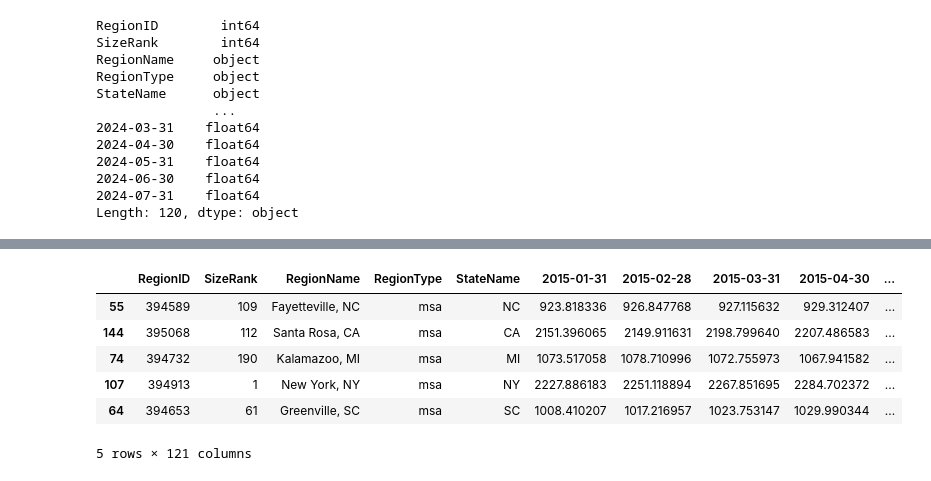
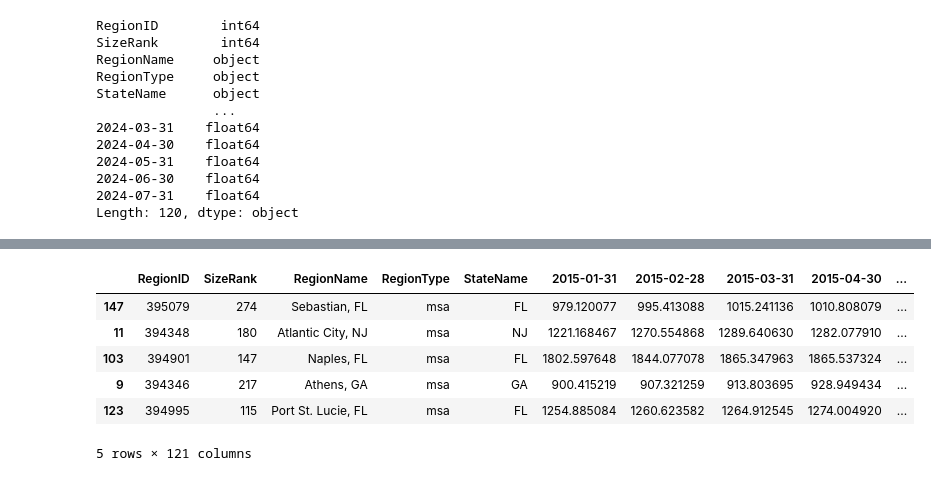
Before and after one commit to elgnol/RealEstate_Project_3, a Jupyter notebook: Analysis/Data_analysis_tatyana.ipynb, the cells around one changed output, grey strips where cells are left out. Saved outputs shown, nothing was run; the diff lists cells and outputs as text; code cells hidden in the pictures.

Commit message:
added PercentChange columns

```diff
--- a/Analysis/Data_analysis_tatyana.ipynb
+++ b/Analysis/Data_analysis_tatyana.ipynb
@@ -244,2 +220,2 @@ rental_df_sorted = rental_df.sort_values(by = '2015-01-31', ascending = False)
 # %%
-rental_df_sorted["PercentChange"] = rental_percent_change
+rental_df["PercentChange"] = rental_percent_change
@@ -256,11 +222,11 @@ rental_df_sorted.head()
 # %%
-rental_df_sorted = rental_df_sorted.sort_values(by = 'PercentChange', ascending = False)
-rental_df_sorted.head()
+rental_df = rental_df.sort_values(by = 'PercentChange', ascending = False)
+rental_df.head()
 # %% [output]
 |  | RegionID | SizeRank | RegionName | RegionType | StateName | 2015-01-31 | 2015-02-28 | 2015-03-31 | 2015-04-30 | ... |
-| 55 | 394589 | 109 | Fayetteville, NC | msa | NC | 923.818336 | 926.847768 | 927.115632 | 929.312407 | ... |
-| 144 | 395068 | 112 | Santa Rosa, CA | msa | CA | 2151.396065 | 2149.911631 | 2198.799640 | 2207.486583 | ... |
-| 74 | 394732 | 190 | Kalamazoo, MI | msa | MI | 1073.517058 | 1078.710996 | 1072.755973 | 1067.941582 | ... |
-| 107 | 394913 | 1 | New York, NY | msa | NY | 2227.886183 | 2251.118894 | 2267.851695 | 2284.702372 | ... |
-| 64 | 394653 | 61 | Greenville, SC | msa | SC | 1008.410207 | 1017.216957 | 1023.753147 | 1029.990344 | ... |
+| 147 | 395079 | 274 | Sebastian, FL | msa | FL | 979.120077 | 995.413088 | 1015.241136 | 1010.808079 | ... |
+| 11 | 394348 | 180 | Atlantic City, NJ | msa | NJ | 1221.168467 | 1270.554868 | 1289.640630 | 1282.077910 | ... |
+| 103 | 394901 | 147 | Naples, FL | msa | FL | 1802.597648 | 1844.077078 | 1865.347963 | 1865.537324 | ... |
+| 9 | 394346 | 217 | Athens, GA | msa | GA | 900.415219 | 907.321259 | 913.803695 | 928.949434 | ... |
+| 123 | 394995 | 115 | Port St. Lucie, FL | msa | FL | 1254.885084 | 1260.623582 | 1264.912545 | 1274.004920 | ... |
 5 rows × 121 columns
```
Also changed, not shown: parts of 11 cells of this notebook, 2 other files.
